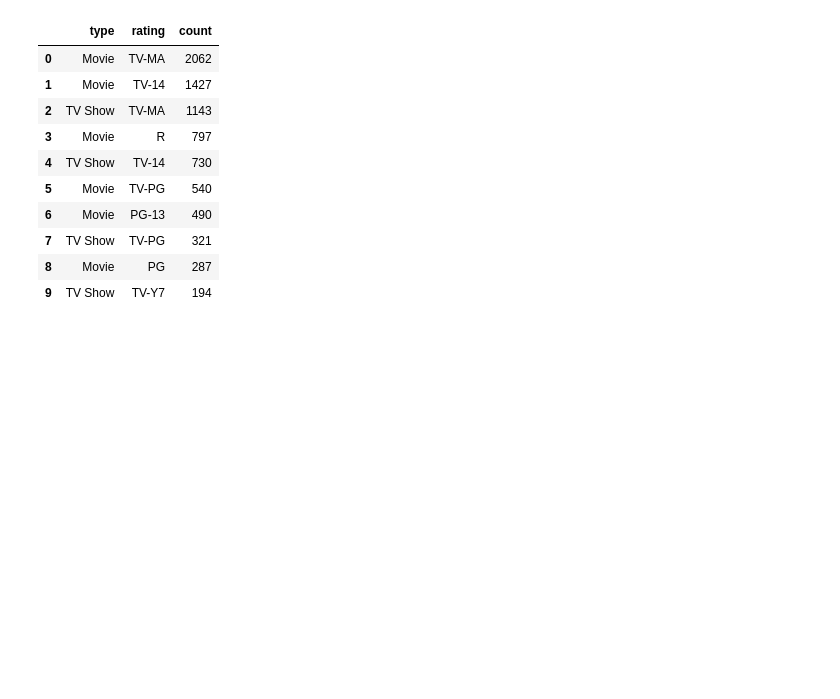
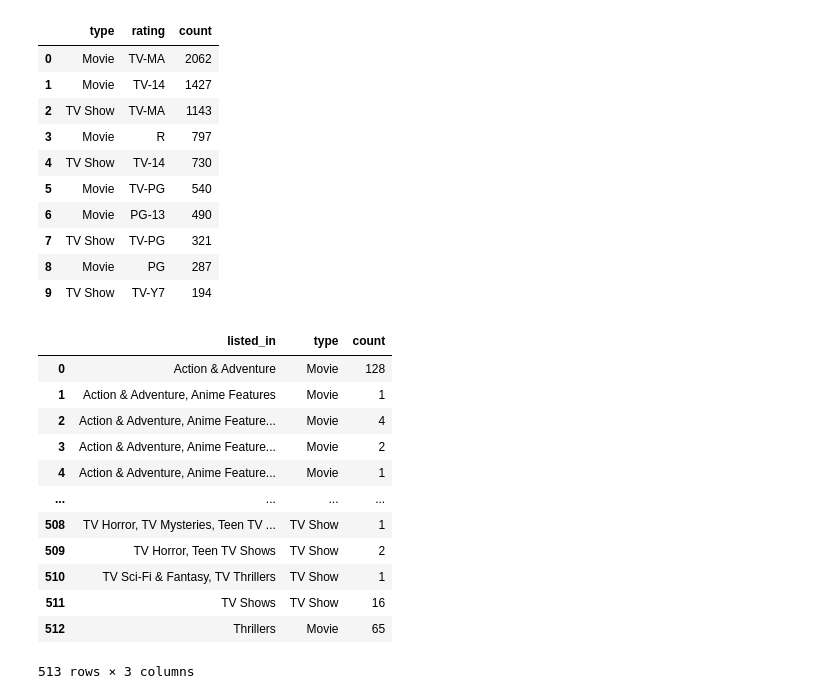
Before and after one commit to Dani-8/Netflix-Data-Analysis, a Jupyter notebook: Netflix-Data-Analysis.ipynb, the cells around one changed output. Cells and saved outputs as stored; diff of their text form; code cells hidden in the pictures; blank space fills up the shorter version.

```diff
--- a/Netflix-Data-Analysis.ipynb
+++ b/Netflix-Data-Analysis.ipynb
@@ -493,3 +493,20 @@ top_10_rating
 | 7 | TV Show | TV-PG | 321 |
 | 8 | Movie | PG | 287 |
 | 9 | TV Show | TV-Y7 | 194 |
+# %%
+genres = df.groupby(["listed_in", "type"])["listed_in"].value_counts().reset_index()
+genres
+# %% [output]
+|  | listed_in | type | count |
+| 0 | Action & Adventure | Movie | 128 |
+| 1 | Action & Adventure, Anime Features | Movie | 1 |
+| 2 | Action & Adventure, Anime Feature... | Movie | 4 |
+| 3 | Action & Adventure, Anime Feature... | Movie | 2 |
+| 4 | Action & Adventure, Anime Feature... | Movie | 1 |
+| ... | ... | ... | ... |
+| 508 | TV Horror, TV Mysteries, Teen TV ... | TV Show | 1 |
+| 509 | TV Horror, Teen TV Shows | TV Show | 2 |
+| 510 | TV Sci-Fi & Fantasy, TV Thrillers | TV Show | 1 |
+| 511 | TV Shows | TV Show | 16 |
+| 512 | Thrillers | Movie | 65 |
+513 rows × 3 columns
```
Also changed, not shown: parts of 2 cells of this notebook.
